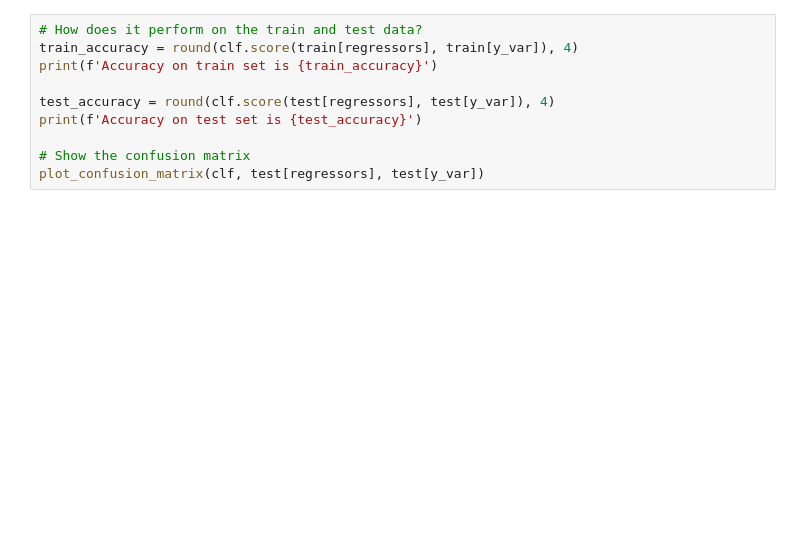
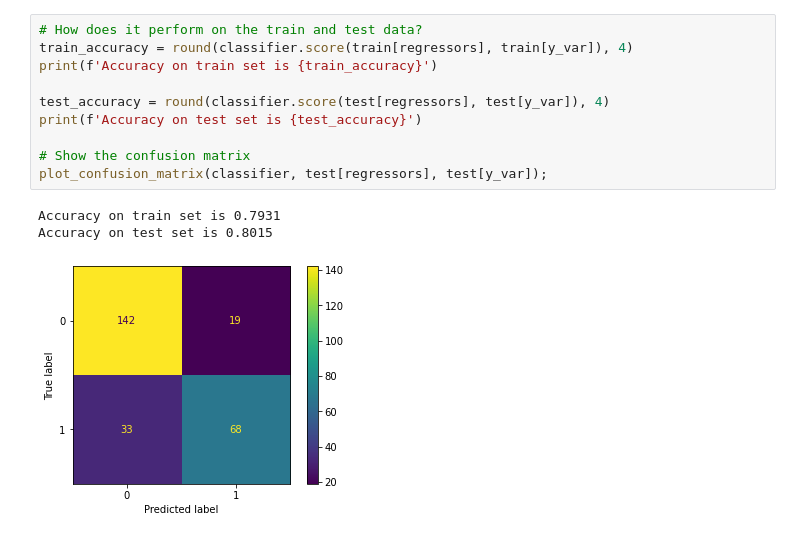
Before and after one commit to kayleeodom/CIS277-FA22-Intro-to-ML, a Jupyter notebook: Intro-to-ML.ipynb, the cells around one changed output. Cells and saved outputs as stored; diff of their text form; blank space fills up the shorter version.

```diff
--- a/Intro-to-ML.ipynb
+++ b/Intro-to-ML.ipynb
@@ -43,10 +87,14 @@ for col in cat_cols:
 # %%
 # How does it perform on the train and test data?
-train_accuracy = round(clf.score(train[regressors], train[y_var]), 4)
+train_accuracy = round(classifier.score(train[regressors], train[y_var]), 4)
 print(f'Accuracy on train set is {train_accuracy}')
 
-test_accuracy = round(clf.score(test[regressors], test[y_var]), 4)
+test_accuracy = round(classifier.score(test[regressors], test[y_var]), 4)
 print(f'Accuracy on test set is {test_accuracy}')
 
 # Show the confusion matrix
-plot_confusion_matrix(clf, test[regressors], test[y_var])
+plot_confusion_matrix(classifier, test[regressors], test[y_var]);
+# %% [output]
+Accuracy on train set is 0.7931
+Accuracy on test set is 0.8015
+[figure, added]
```
Also changed, not shown: parts of 10 cells of this notebook.
